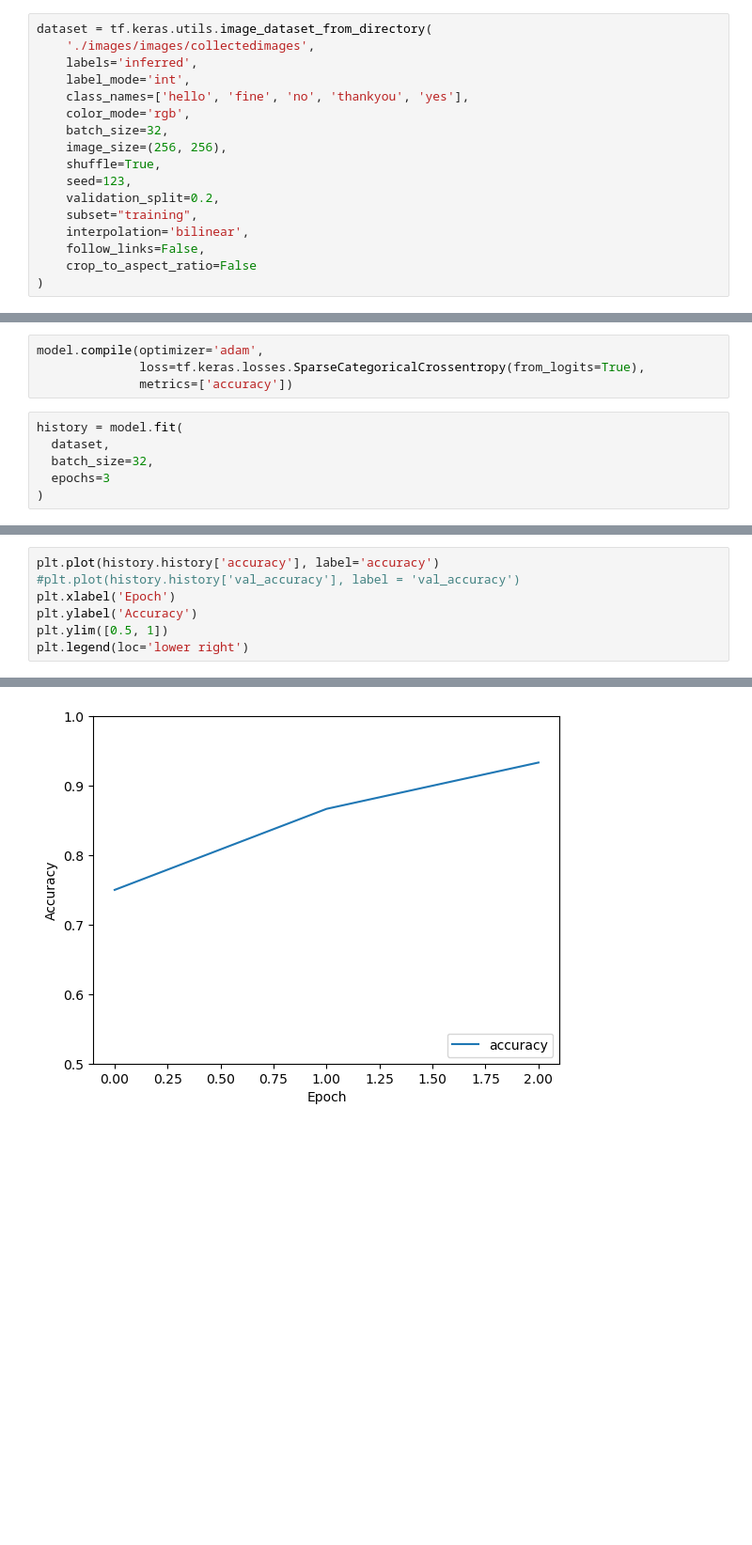
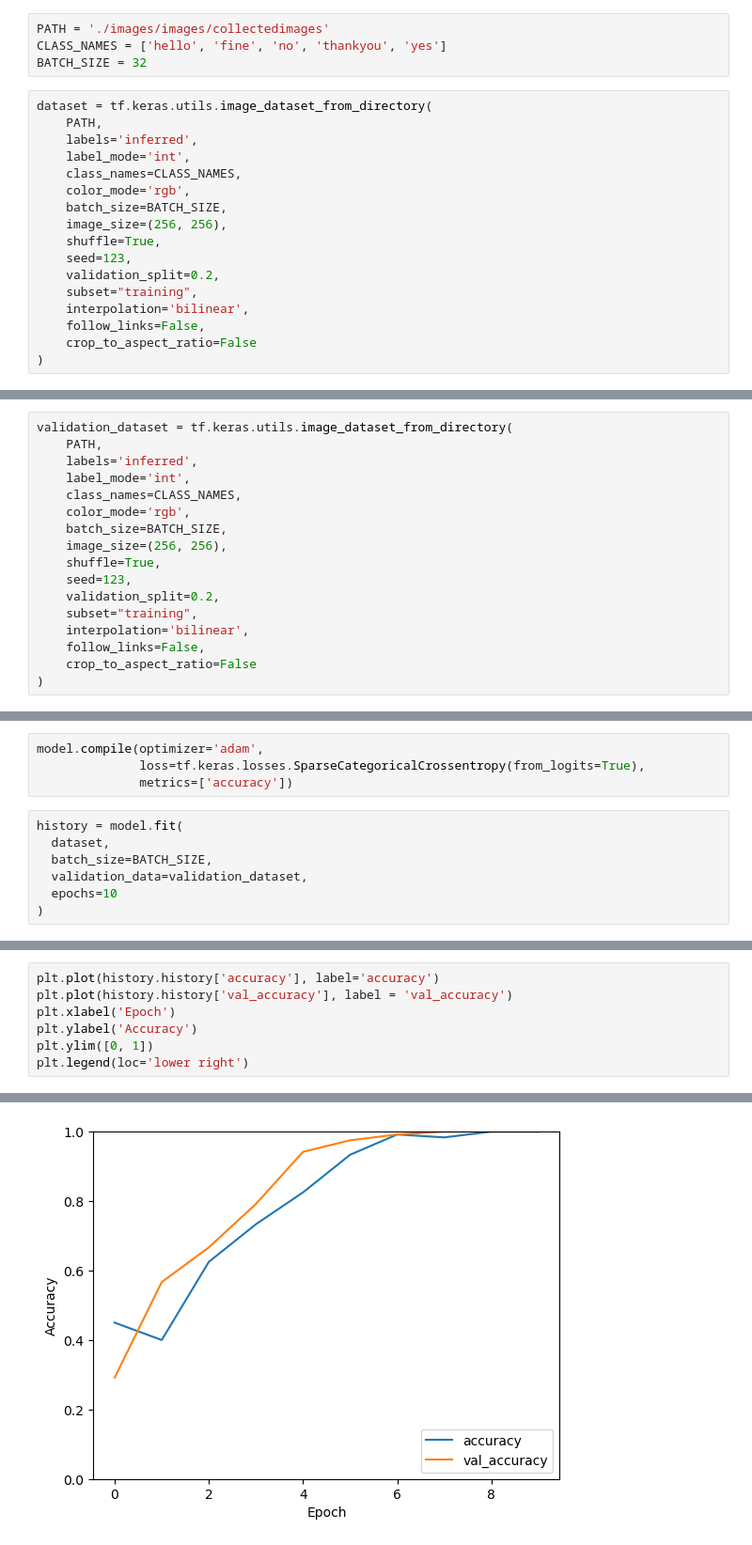
Before and after one commit to SHAIMA-HAQUE/ASL_SIGNS, a Jupyter notebook: dataset.ipynb, the cells around one changed output, grey strips where cells are left out. Shown at 94% size. Cells and saved outputs as stored; diff of their text form; blank space fills up the shorter version.

Commit message:
Add validation dataset, 10 epochs, on initial CNN model -> resulting in overfitting

```diff
--- a/dataset.ipynb
+++ b/dataset.ipynb
@@ -26,14 +26,18 @@ Requirement already satisfied: keras in /Users/shaimahaque/anaconda3/lib/python3
 # %%
 import tensorflow as tf
 import keras
+# %%
+PATH = './images/images/collectedimages'
+CLASS_NAMES = ['hello', 'fine', 'no', 'thankyou', 'yes']
+BATCH_SIZE = 32
 # %%
 dataset = tf.keras.utils.image_dataset_from_directory(
-    './images/images/collectedimages',
+    PATH,
     labels='inferred',
     label_mode='int',
-    class_names=['hello', 'fine', 'no', 'thankyou', 'yes'],
+    class_names=CLASS_NAMES,
     color_mode='rgb',
-    batch_size=32,
+    batch_size=BATCH_SIZE,
     image_size=(256, 256),
     shuffle=True,
     seed=123,
@@ -46,3 +50,20 @@ dataset = tf.keras.utils.image_dataset_from_directory(
 # %% [output]
 Found 150 files belonging to 5 classes.
 Using 120 files for training.
+# %%
+validation_dataset = tf.keras.utils.image_dataset_from_directory(
+    PATH,
+    labels='inferred',
+    label_mode='int',
+    class_names=CLASS_NAMES,
+    color_mode='rgb',
+    batch_size=BATCH_SIZE,
+    image_size=(256, 256),
+    shuffle=True,
+    seed=123,
+    validation_split=0.2,
+    subset="training",
+    interpolation='bilinear',
+    follow_links=False,
+    crop_to_aspect_ratio=False
+)
@@ -98,7 +122,8 @@ model.compile(optimizer='adam',
 # %%
 history = model.fit(
   dataset,
-  batch_size=32,
-  epochs=3
+  batch_size=BATCH_SIZE,
+  validation_data=validation_dataset,
+  epochs=10
 )
 # %% [output]
@@ -111,10 +150,10 @@ Epoch 3/3
 # %%
 plt.plot(history.history['accuracy'], label='accuracy')
-#plt.plot(history.history['val_accuracy'], label = 'val_accuracy')
+plt.plot(history.history['val_accuracy'], label = 'val_accuracy')
 plt.xlabel('Epoch')
 plt.ylabel('Accuracy')
-plt.ylim([0.5, 1])
+plt.ylim([0, 1])
 plt.legend(loc='lower right')
 # %% [output]
 <matplotlib.legend.Legend at 0x...>
-[figure, old version]
+[figure, new version]
```
Also changed, not shown: parts of 3 cells of this notebook.
